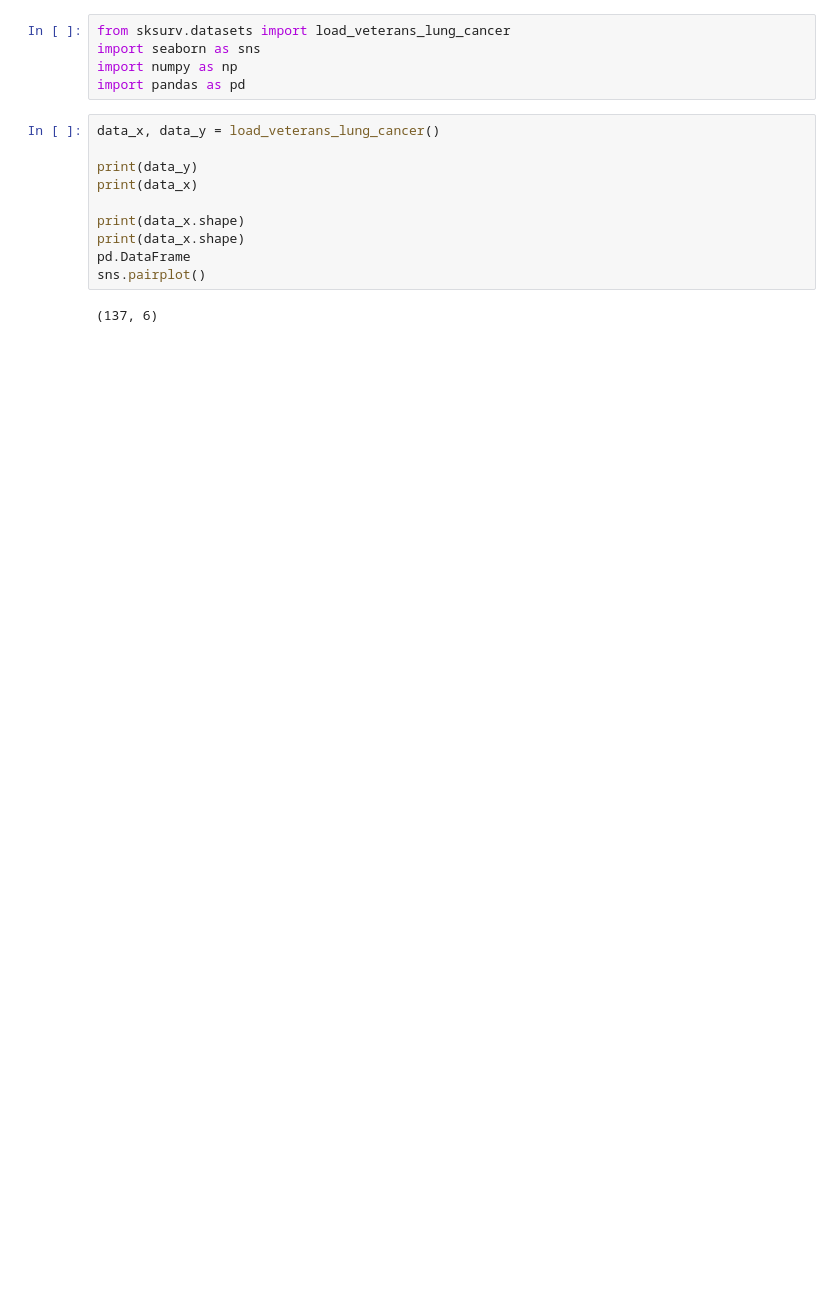
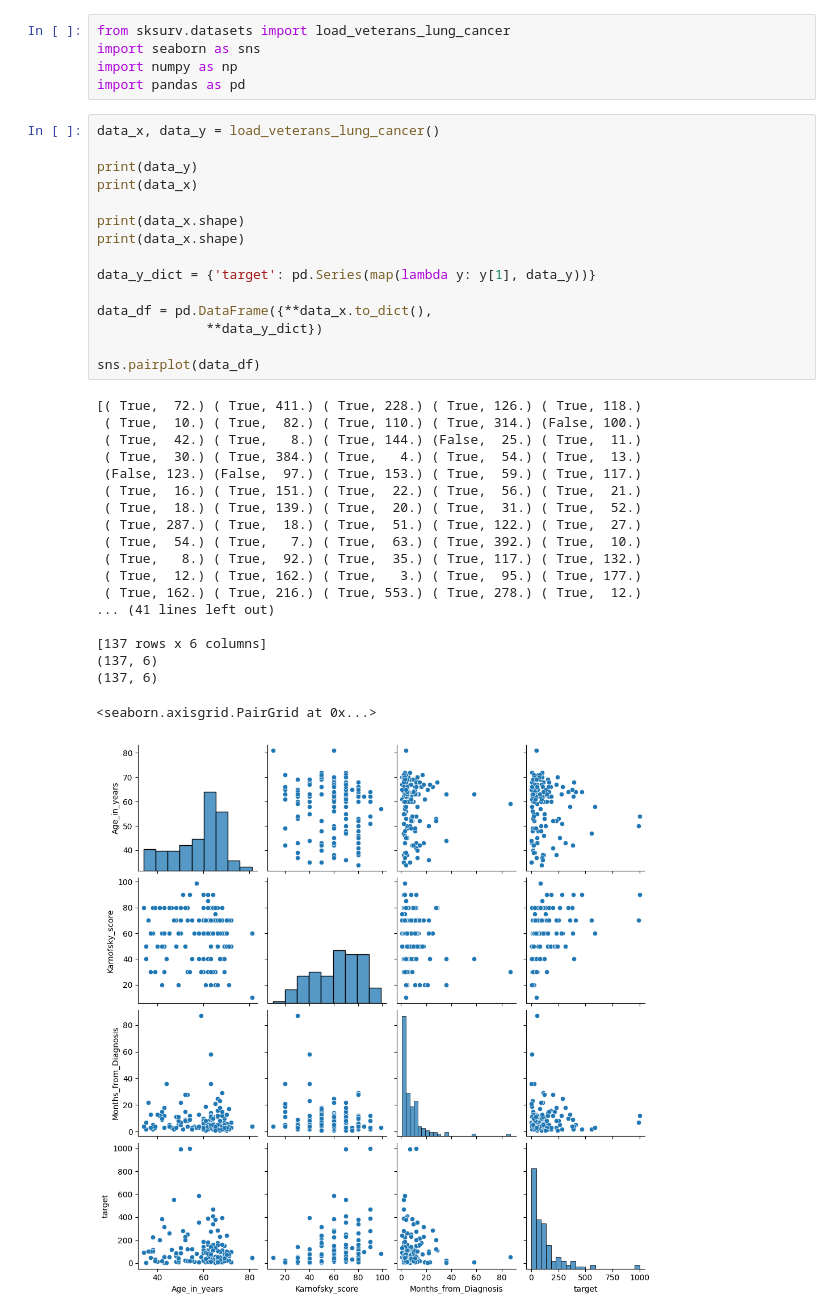
Before and after one commit to matteo4diani/federated-survival-analysis-experiments, a Jupyter notebook: federated_survival_analysis.ipynb, the cells around one changed output. Saved outputs shown, nothing was run; the diff lists cells and outputs as text; blank space fills up the shorter version.

```diff
--- a/federated_survival_analysis.ipynb
+++ b/federated_survival_analysis.ipynb
@@ -44,12 +44,35 @@ import pandas as pd
 # %%
 data_x, data_y = load_veterans_lung_cancer()
 
 print(data_y)
 print(data_x)
 
 print(data_x.shape)
 print(data_x.shape)
-pd.DataFrame
-sns.pairplot()
+
+data_y_dict = {'target': pd.Series(map(lambda y: y[1], data_y))}
+
+data_df = pd.DataFrame({**data_x.to_dict(),
+              **data_y_dict})
+
+sns.pairplot(data_df)
 # %% [output]
+[( True,  72.) ( True, 411.) ( True, 228.) ( True, 126.) ( True, 118.)
+ ( True,  10.) ( True,  82.) ( True, 110.) ( True, 314.) (False, 100.)
+ ( True,  42.) ( True,   8.) ( True, 144.) (False,  25.) ( True,  11.)
+ ( True,  30.) ( True, 384.) ( True,   4.) ( True,  54.) ( True,  13.)
+ (False, 123.) (False,  97.) ( True, 153.) ( True,  59.) ( True, 117.)
+ ( True,  16.) ( True, 151.) ( True,  22.) ( True,  56.) ( True,  21.)
+ ( True,  18.) ( True, 139.) ( True,  20.) ( True,  31.) ( True,  52.)
+ ( True, 287.) ( True,  18.) ( True,  51.) ( True, 122.) ( True,  27.)
+ ( True,  54.) ( True,   7.) ( True,  63.) ( True, 392.) ( True,  10.)
+ ( True,   8.) ( True,  92.) ( True,  35.) ( True, 117.) ( True, 132.)
+ ( True,  12.) ( True, 162.) ( True,   3.) ( True,  95.) ( True, 177.)
+ ( True, 162.) ( True, 216.) ( True, 553.) ( True, 278.) ( True,  12.)
+... (41 lines left out)
+
+[137 rows x 6 columns]
 (137, 6)
+(137, 6)
+<seaborn.axisgrid.PairGrid at 0x...>
+[figure, added]
```
